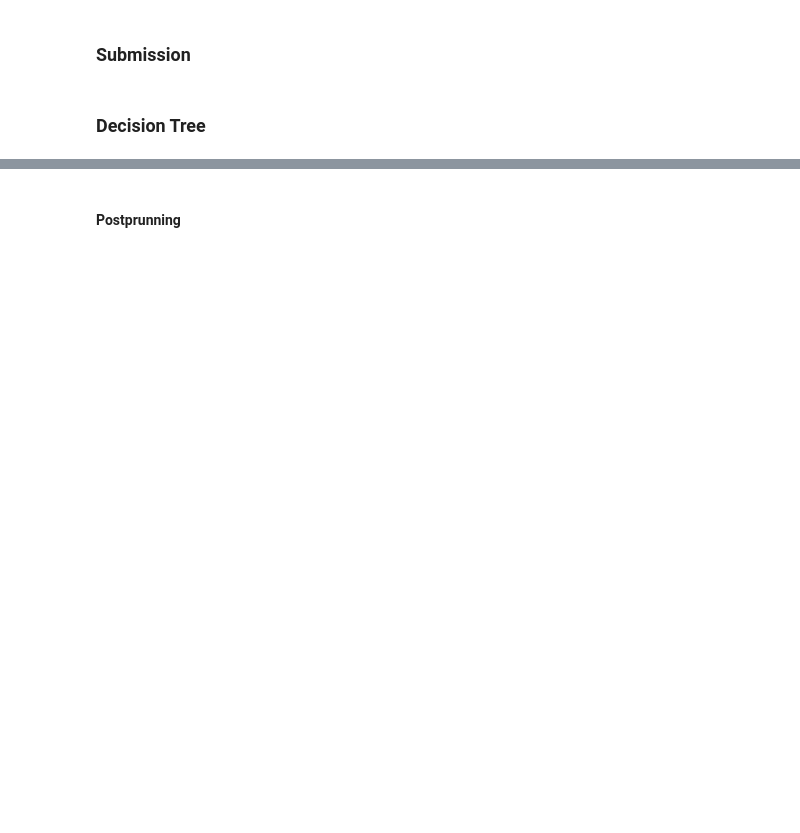
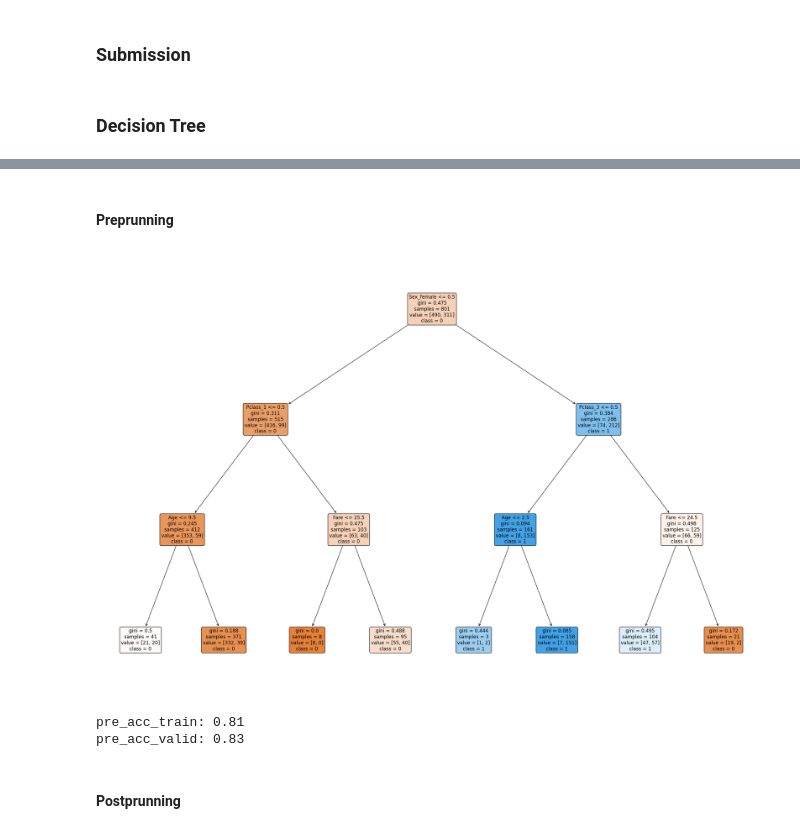
Before and after one commit to AdvancedGroupBootcamp/ai_marie_alex_moussa, a Jupyter notebook: Project 4/MiniProject 4(GNB vs DT).ipynb, the cells around one changed output, grey strips where cells are left out. Cells and saved outputs as stored; diff of their text form; code cells hidden in the pictures; blank space fills up the shorter version.

```diff
--- a/Project 4/MiniProject 4(GNB vs DT).ipynb
+++ b/Project 4/MiniProject 4(GNB vs DT).ipynb
@@ -292,3 +286,22 @@ dot_data = export_graphviz(DT, out_file=None,
 graphviz.Source(dot_data,format='png')
 # %% [output]
 [drawing not drawn]
+# %% [markdown]
+#### Preprunning
+# %%
+from sklearn.tree import DecisionTreeClassifier
+
+clf = DecisionTreeClassifier(max_depth = 3) #rand
+# %%
+clf = clf.fit(X_train, y_train)
+y_pred = clf.predict(X_valid)
+# %%
+plt.figure(figsize = (30,20))
+tree.plot_tree(clf,
+               filled = True, rounded=True,
+               feature_names = X_train.columns,
+               class_names = ['0','1'],
+               fontsize = 12)
+plt.show()
+# %% [output]
+[figure, added]
@@ -295,3 +320,10 @@ graphviz.Source(dot_data,format='png')
+# %%
+pre_acc_train, pre_acc_valid = get_accuracy(y_train, y_valid, y_train_pred, y_valid_pred)
+print("pre_acc_train:", pre_acc_train)
+print("pre_acc_valid:", pre_acc_valid)
+# %% [output]
+pre_acc_train: 0.81
+pre_acc_valid: 0.83
 # %% [markdown]
 #### Postprunning
 # %%
```
Also changed, not shown: parts of 16 cells of this notebook, 16 other files.
